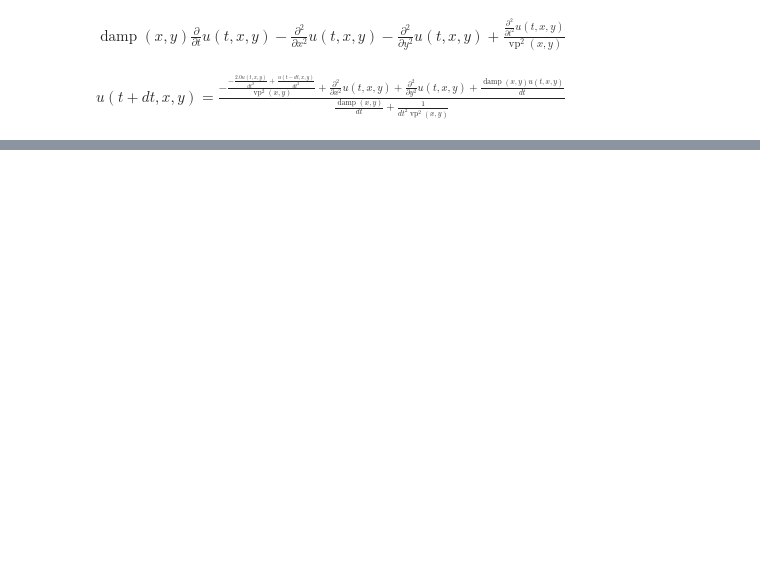
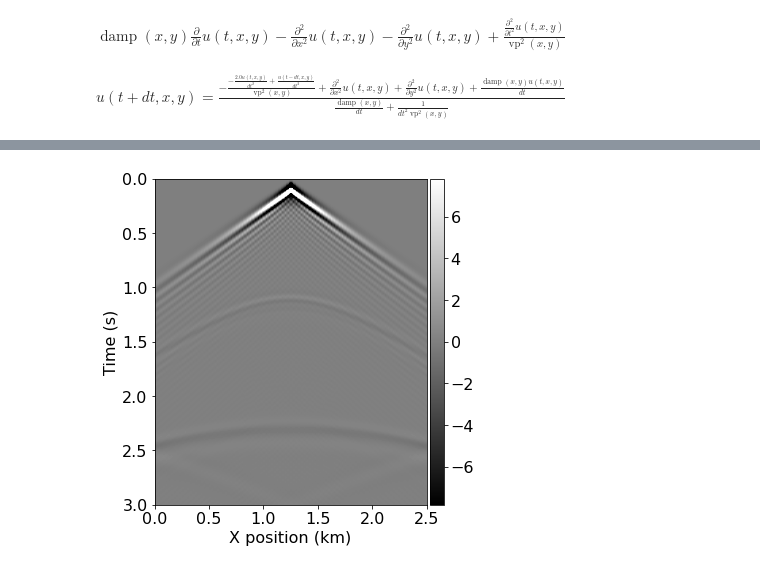
Before and after one commit to AtilaSaraiva/Devito-playbox, a Jupyter notebook: Born Modeling.ipynb, the cells around one changed output, grey strips where cells are left out. Saved outputs shown, nothing was run; the diff lists cells and outputs as text; code cells hidden in the pictures; blank space fills up the shorter version.

```diff
--- a/Born Modeling.ipynb
+++ b/Born Modeling.ipynb
@@ -43,7 +26,7 @@ class SeismicModel(GenericModel)
 from examples.seismic import TimeAxis
 
 t0 = 0.
-tn = 1000.
+tn = 3000.
 dt = model.critical_dt
 
 time_range = TimeAxis (start=t0, stop=tn, step=dt)
@@ -92,0 +94,6 @@ $\displaystyle u{\left(t + dt,x,y \right)} = \frac{- \frac{- \frac{2.0 u{\left(t
+# %%
+from examples.seismic import plot_shotrecord
+
+plot_shotrecord(rec.data, model, t0, tn)
+# %% [output]
+[figure, added]
```
Also changed, not shown: parts of 15 cells of this notebook, 2 other files.
